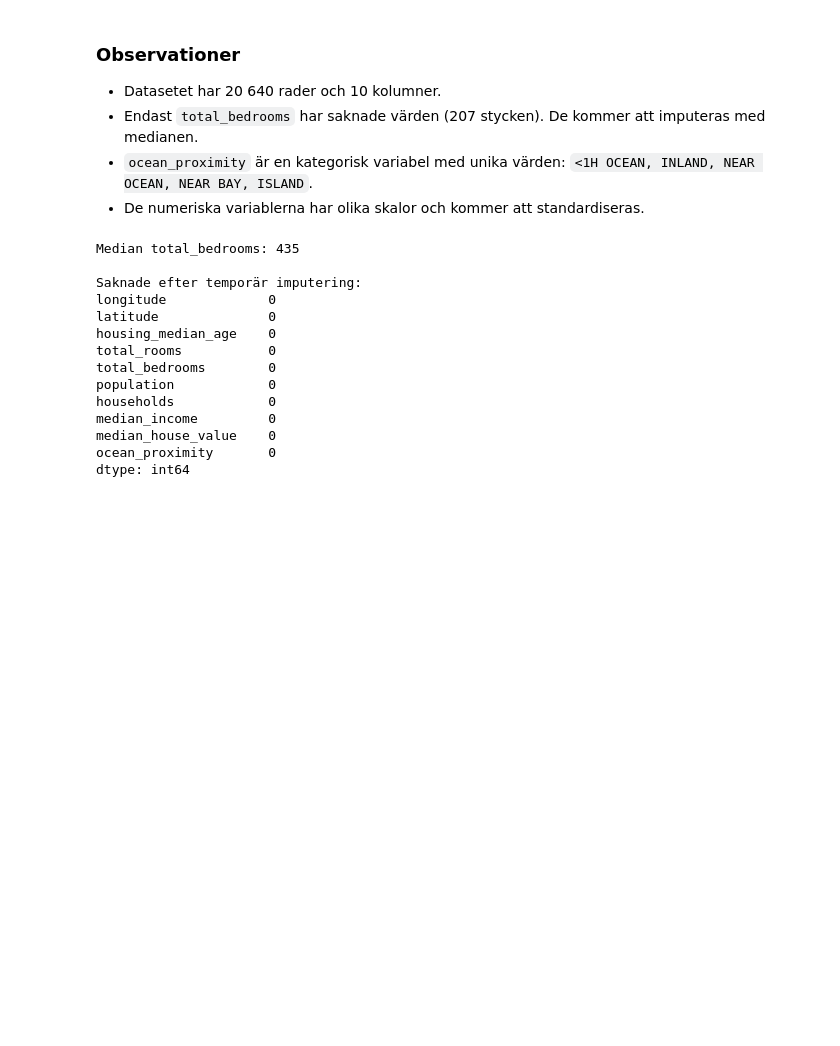
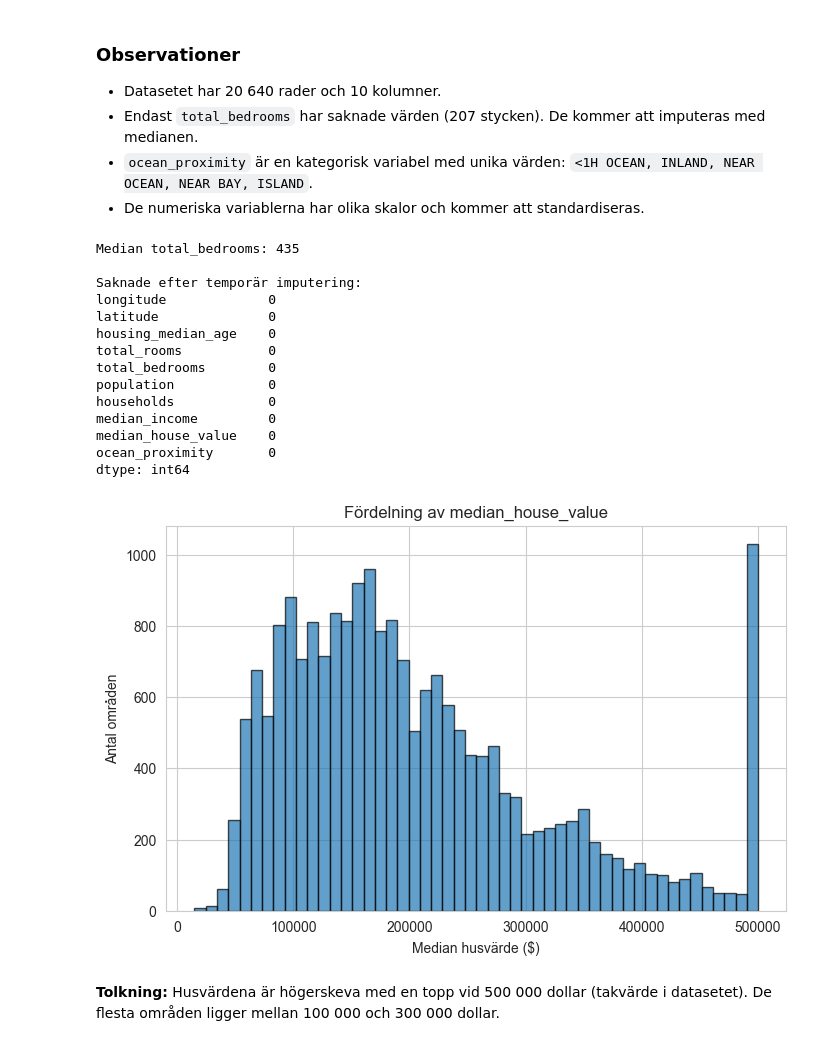
Before and after one commit to SoroushGReza/california-housing-classification, a Jupyter notebook: ML_Uppgift1_Soroush_Gholamreza.ipynb, the cells around one changed output. Cells and saved outputs as stored; diff of their text form; code cells hidden in the pictures; blank space fills up the shorter version.

Commit message:
Figur 1 – fördelning av husvärde

```diff
--- a/ML_Uppgift1_Soroush_Gholamreza.ipynb
+++ b/ML_Uppgift1_Soroush_Gholamreza.ipynb
@@ -94,3 +94,14 @@ median_income         0
 median_house_value    0
 ocean_proximity       0
 dtype: int64
+# %%
+plt.figure(figsize=(8,5))
+plt.hist(df['median_house_value'], bins=50, edgecolor='k', alpha=0.7)
+plt.title('Fördelning av median_house_value')
+plt.xlabel('Median husvärde ($)')
+plt.ylabel('Antal områden')
+plt.show()
+# %% [output]
+[figure, added]
+# %% [markdown]
+**Tolkning:** Husvärdena är högerskeva med en topp vid 500 000 dollar (takvärde i datasetet). De flesta områden ligger mellan 100 000 och 300 000 dollar.
```
